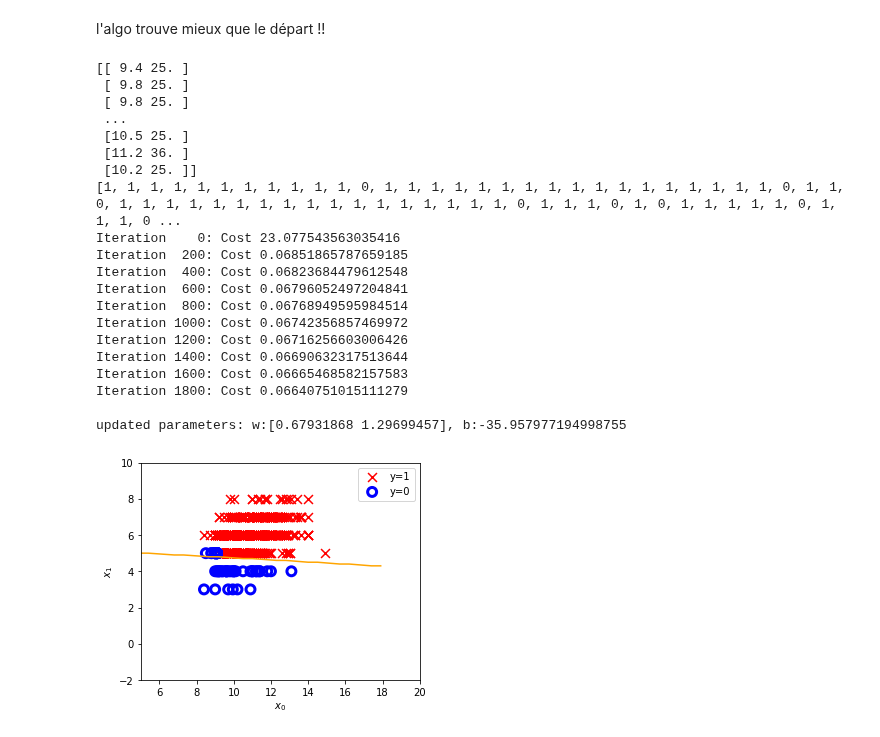
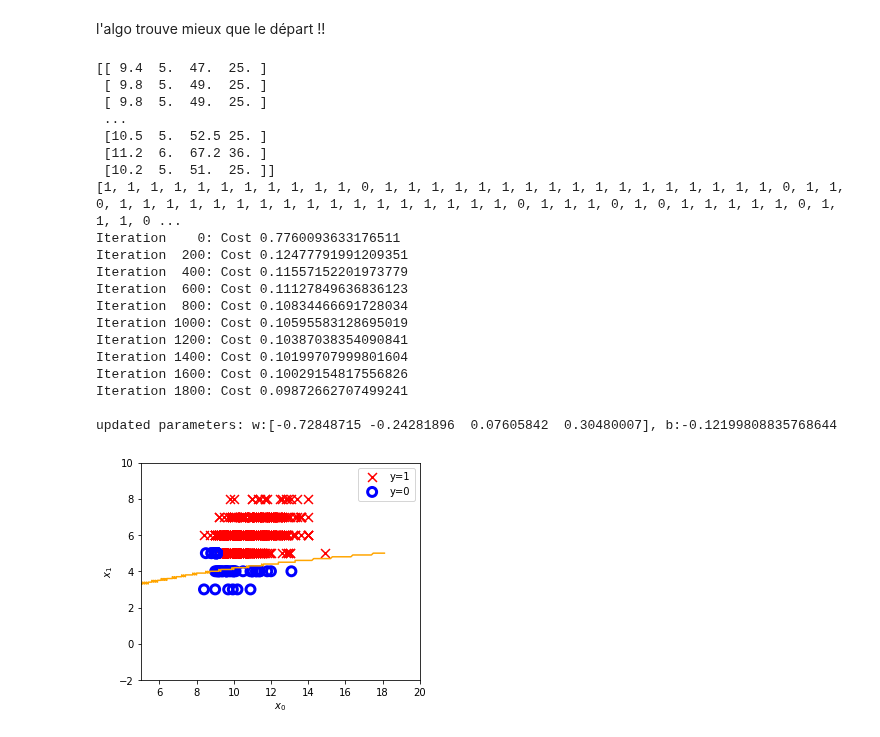
Before and after one commit to HenriS67/wineQualityPrediction, a Jupyter notebook: TPclassification.ipynb, the cells around one changed output. Cells and saved outputs as stored; diff of their text form; code cells hidden in the pictures.

```diff
--- a/TPclassification.ipynb
+++ b/TPclassification.ipynb
@@ -405,7 +405,10 @@ l'algo trouve mieux que le départ !!
 xf_over=[]
 for loop in range(len(x)):
     xf_over.append([x[loop,0],
-                   x[loop,1]*x[loop,1]])
+                   x[loop,1],
+                   x[loop,0]*x[loop,1],
+                   x[loop,1]*x[loop,1]]
+                   )
                    #,x[loop,1]*x[loop,1]
                    #,x[loop,1]*x[loop,1]*x[loop,1]])
 
@@ -415,34 +418,34 @@ xf=np.array(xf_over)
 print(xf)
 print(y)
 #[ 0.23659362 -0.02297259 -0.02835452  0.31405396], b:-36.00813467616476
-w_tmp  = np.array([ 0,0])
-b_tmp  = -36
-alph = 0.1
+w_tmp  = np.array([ 0,0,0,0])
+b_tmp  = 0
+alph = 0.01
 iters = 2000
 
 w_out, b_out, _ = gradient_descent(xf, y, w_tmp, b_tmp, alph, iters)
 print(f"\nupdated parameters: w:{w_out}, b:{b_out}")
 # %% [output]
-[[ 9.4 25. ]
- [ 9.8 25. ]
- [ 9.8 25. ]
+[[ 9.4  5.  47.  25. ]
+ [ 9.8  5.  49.  25. ]
+ [ 9.8  5.  49.  25. ]
  ...
- [10.5 25. ]
- [11.2 36. ]
- [10.2 25. ]]
+ [10.5  5.  52.5 25. ]
+ [11.2  6.  67.2 36. ]
+ [10.2  5.  51.  25. ]]
 [1, 1, 1, 1, 1, 1, 1, 1, 1, 1, 1, 0, 1, 1, 1, 1, 1, 1, 1, 1, 1, 1, 1, 1, 1, 1, 1, 1, 1, 0, 1, 1, 0, 1, 1, 1, 1, 1, 1, 1, 1, 1, 1, 1, 1, 1, 1, 1, 1, 1, 0, 1, 1, 1, 0, 1, 0, 1, 1, 1, 1, 1, 0, 1, 1, 1, 0 ...
-Iteration    0: Cost 23.077543563035416
-Iteration  200: Cost 0.06851865787659185
-Iteration  400: Cost 0.06823684479612548
-Iteration  600: Cost 0.06796052497204841
-Iteration  800: Cost 0.06768949595984514
-Iteration 1000: Cost 0.06742356857469972
-Iteration 1200: Cost 0.06716256603006426
-Iteration 1400: Cost 0.06690632317513644
-Iteration 1600: Cost 0.06665468582157583
-Iteration 1800: Cost 0.06640751015111279
+Iteration    0: Cost 0.7760093633176511
+Iteration  200: Cost 0.12477791991209351
+Iteration  400: Cost 0.11557152201973779
+Iteration  600: Cost 0.11127849636836123
+Iteration  800: Cost 0.10834466691728034
+Iteration 1000: Cost 0.10595583128695019
+Iteration 1200: Cost 0.10387038354090841
+Iteration 1400: Cost 0.10199707999801604
+Iteration 1600: Cost 0.10029154817556826
+Iteration 1800: Cost 0.09872662707499241
 
-updated parameters: w:[0.67931868 1.29699457], b:-35.957977194998755
+updated parameters: w:[-0.72848715 -0.24281896  0.07605842  0.30480007], b:-0.12199808835768644
 # %%
 
 x1 = np.arange(0,18,0.1)
@@ -455,34 +458,34 @@ while(0<=i<=18):
     i+=0.1
     j=2
     while(2<=j<=9):
         j+=0.1
         f=b_out
         f+=i*w_out[0]
-        f+=j*j*w_out[1]
-        #f+=j*j*w_out[2]
-        #f+=j*j*j*w_out[3]
+        f+=j*w_out[1]
+        f+=j*i*w_out[2]
+        f+=j*j*w_out[3]
 
         if(-0.2<=f<=0.2):
         #print(i)
             xlab.append(i)
             ylab.append(j)
 
 #print(len(xlab))
 #f=x1*w_out[1]
 #f+=np.power(x1,2)*w_out[2]
 #f+=np.power(x1,3)*w_out[3]
 #f+=b_out
 
 x0=-f/w_out[0]
 fig,ax = plt.subplots(1,1,figsize=(5,4))
 
 #ax.plot(x0,x1, c="y")
 ax.plot(xlab,ylab,c="orange")
 ax.axis([5,20,-2,10])
 
 plot_data(x,y,ax)
 ax.set_ylabel(r'$x_1$')
 ax.set_xlabel(r'$x_0$')
 plt.show()
 # %% [output]
-[figure, old version]
+[figure, new version]
```
